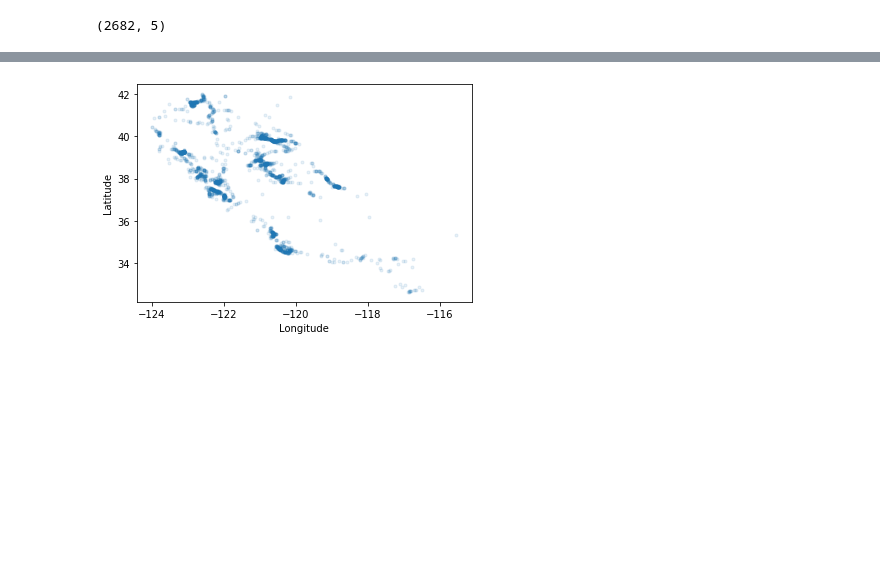
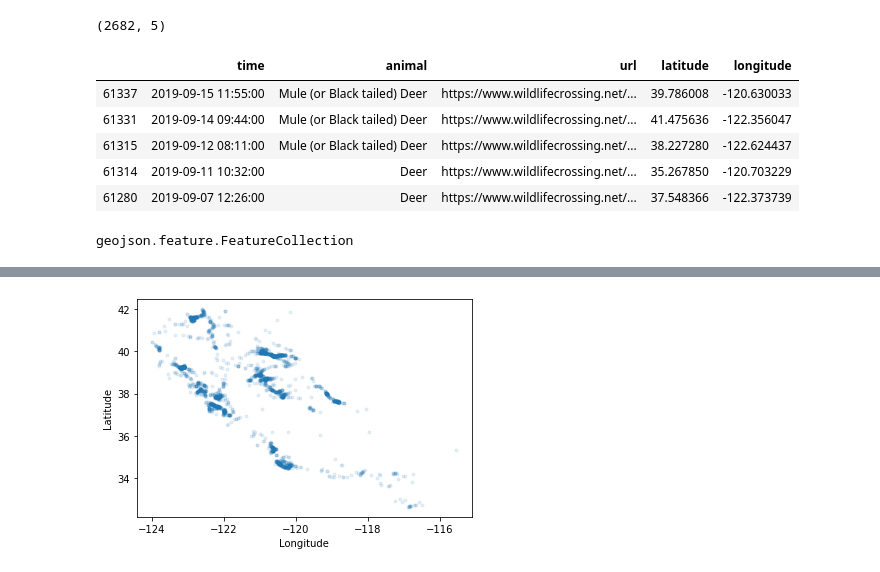
Before and after one commit to biophyser/deer_xing, a Jupyter notebook: 190917_CA_data_import_viz.ipynb, the cells around one changed output, grey strips where cells are left out. Saved outputs shown, nothing was run; the diff lists cells and outputs as text; code cells hidden in the pictures; blank space fills up the shorter version.

```diff
--- a/190917_CA_data_import_viz.ipynb
+++ b/190917_CA_data_import_viz.ipynb
@@ -67,3 +76,12 @@ deer_df = deer_df[(deer_df.latitude<42)]
 deer_df.shape
 # %% [output]
 (2682, 5)
+# %%
+deer_df.head()
+# %% [output]
+|  | time | animal | url | latitude | longitude |
+| 61337 | 2019-09-15 11:55:00 | Mule (or Black tailed) Deer | https://www.wildlifecrossing.net/... | 39.786008 | -120.630033 |
+| 61331 | 2019-09-14 09:44:00 | Mule (or Black tailed) Deer | https://www.wildlifecrossing.net/... | 41.475636 | -122.356047 |
+| 61315 | 2019-09-12 08:11:00 | Mule (or Black tailed) Deer | https://www.wildlifecrossing.net/... | 38.227280 | -122.624437 |
+| 61314 | 2019-09-11 10:32:00 | Deer | https://www.wildlifecrossing.net/... | 35.267850 | -120.703229 |
+| 61280 | 2019-09-07 12:26:00 | Deer | https://www.wildlifecrossing.net/... | 37.548366 | -122.373739 |
@@ -69,0 +90,4 @@ deer_df.shape
+# %%
+type(test)
+# %% [output]
+geojson.feature.FeatureCollection
```
Also changed, not shown: parts of 5 cells of this notebook, 28 other files.
